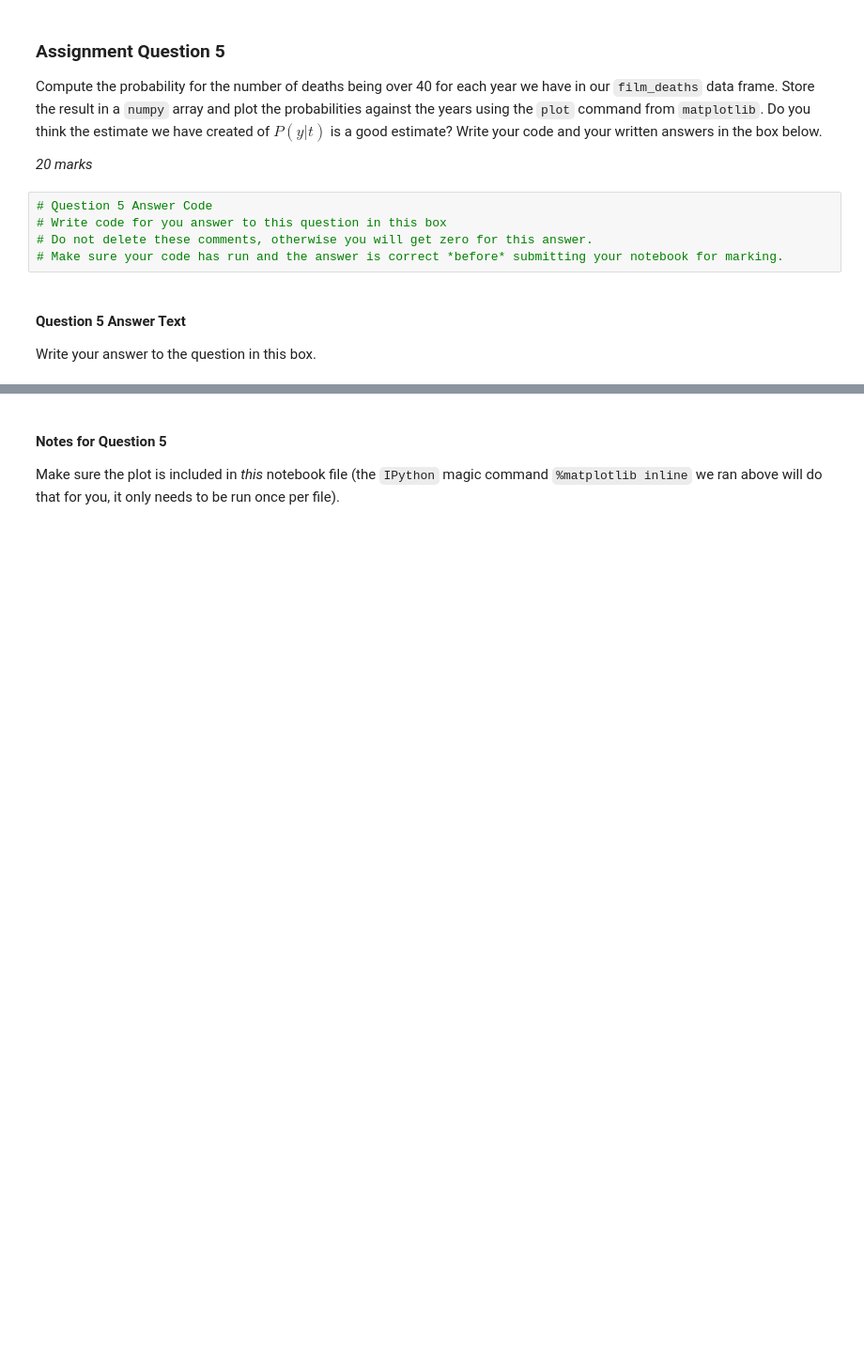
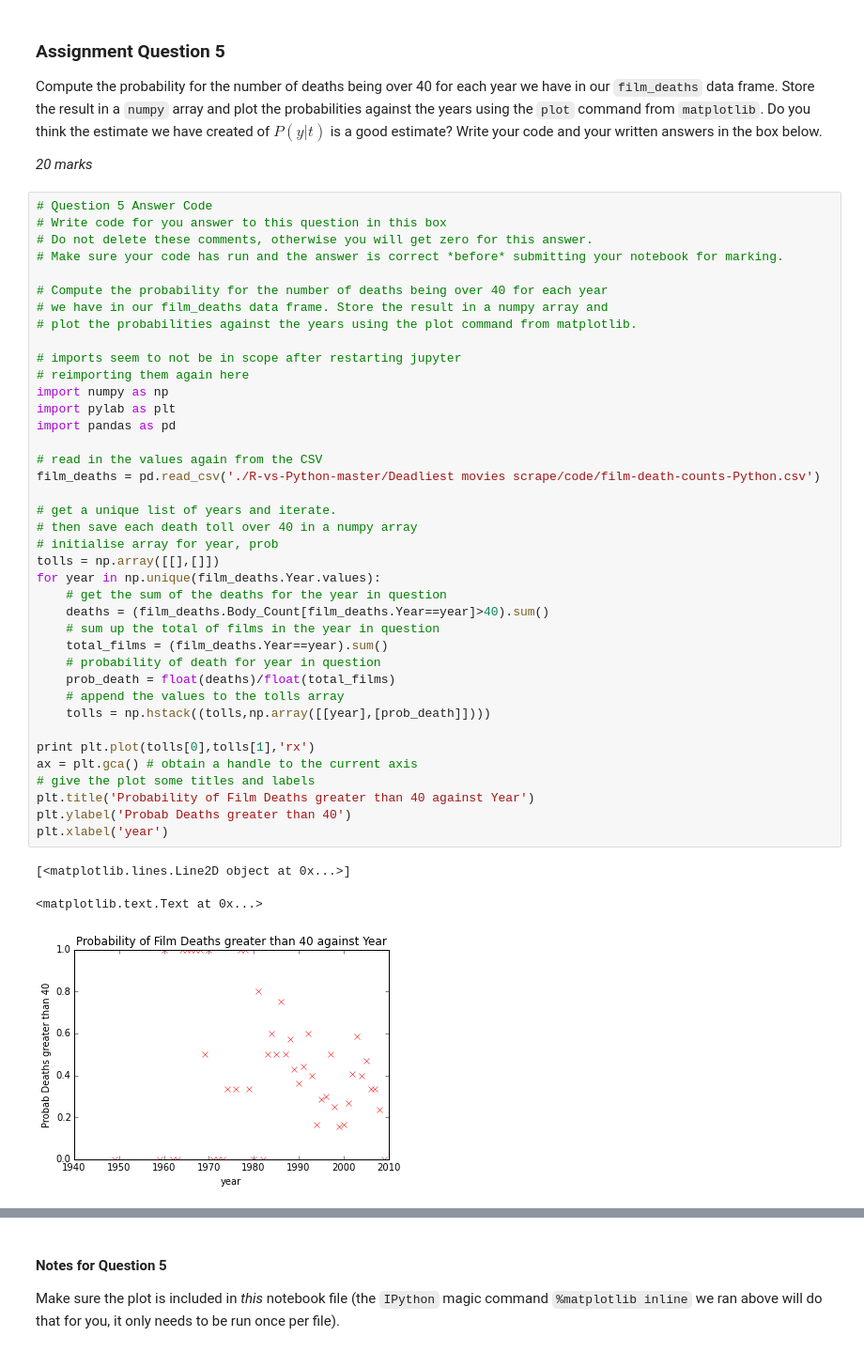
Before and after one commit to natemccoy/mlai2015, a Jupyter notebook: week1.ipynb, the cells around one changed output, grey strips where cells are left out. Shown at 94% size. Drawn from its saved outputs; the diff is of its cells as text; blank space fills up the shorter version.

Commit message:
finished most of assignment, need to finish last two questions fully

```diff
--- a/week1.ipynb
+++ b/week1.ipynb
@@ -213,12 +411,46 @@ for year in [2000, 2002]:
 Compute the probability for the number of deaths being over 40 for each year we have in our `film_deaths` data frame. Store the result in a `numpy` array and plot the probabilities against the years using the `plot` command from `matplotlib`. Do you think the estimate we have created of $P(y|t)$ is a good estimate? Write your code and your written answers in the box below.
 
 *20 marks*
-# %%
-# Question 5 Answer Code
-# Write code for you answer to this question in this box
-# Do not delete these comments, otherwise you will get zero for this answer.
-# Make sure your code has run and the answer is correct *before* submitting your notebook for marking.
-# %% [markdown]
-#### Question 5 Answer Text
-
-Write your answer to the question in this box.
+# %%
+# Question 5 Answer Code
+# Write code for you answer to this question in this box
+# Do not delete these comments, otherwise you will get zero for this answer.
+# Make sure your code has run and the answer is correct *before* submitting your notebook for marking.
+
+# Compute the probability for the number of deaths being over 40 for each year
+# we have in our film_deaths data frame. Store the result in a numpy array and
+# plot the probabilities against the years using the plot command from matplotlib.
+
+# imports seem to not be in scope after restarting jupyter
+# reimporting them again here
+import numpy as np
+import pylab as plt
+import pandas as pd
+
+# read in the values again from the CSV
+film_deaths = pd.read_csv('./R-vs-Python-master/Deadliest movies scrape/code/film-death-counts-Python.csv')
+
+# get a unique list of years and iterate.
+# then save each death toll over 40 in a numpy array
+# initialise array for year, prob
+tolls = np.array([[],[]])
+for year in np.unique(film_deaths.Year.values):
+    # get the sum of the deaths for the year in question
+    deaths = (film_deaths.Body_Count[film_deaths.Year==year]>40).sum()
+    # sum up the total of films in the year in question
+    total_films = (film_deaths.Year==year).sum()
+    # probability of death for year in question
+    prob_death = float(deaths)/float(total_films)
+    # append the values to the tolls array
+    tolls = np.hstack((tolls,np.array([[year],[prob_death]])))
+
+print plt.plot(tolls[0],tolls[1],'rx')
+ax = plt.gca() # obtain a handle to the current axis
+# give the plot some titles and labels
+plt.title('Probability of Film Deaths greater than 40 against Year')
+plt.ylabel('Probab Deaths greater than 40')
+plt.xlabel('year')
+# %% [output]
+[<matplotlib.lines.Line2D object at 0x...>]
+<matplotlib.text.Text at 0x...>
+[figure, added]
```
Also changed, not shown: parts of 26 cells of this notebook.
